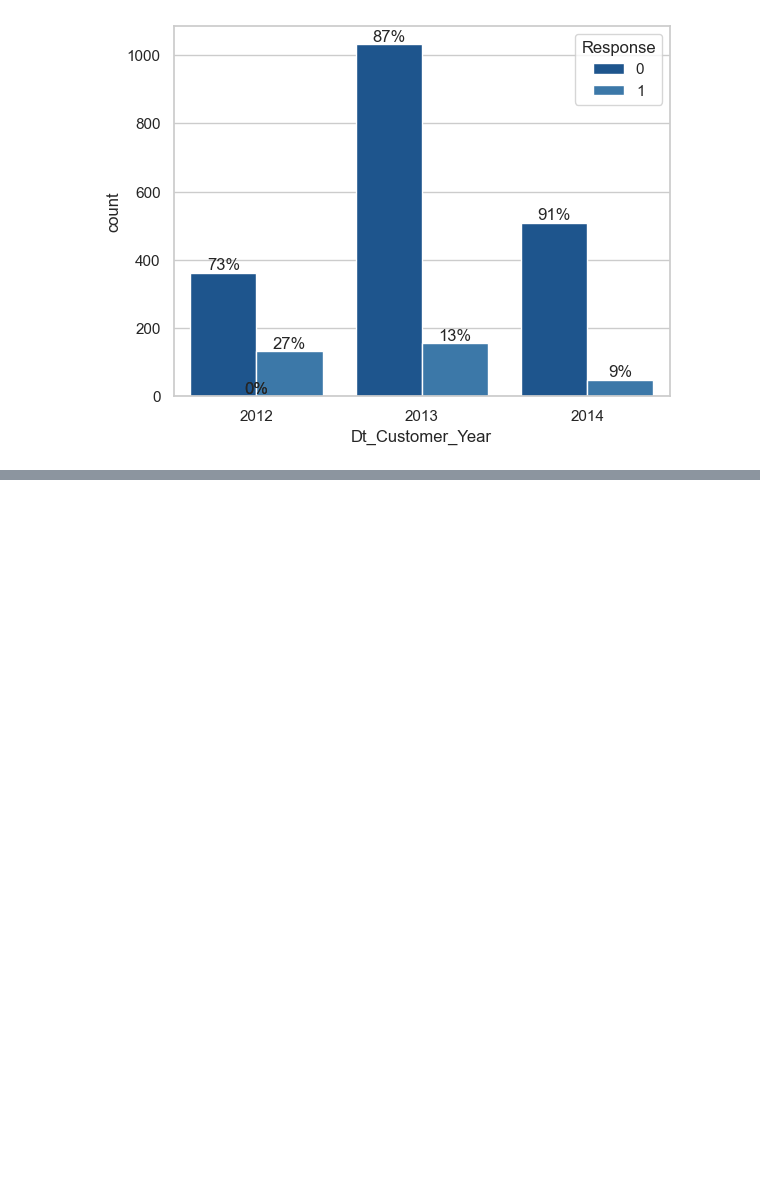
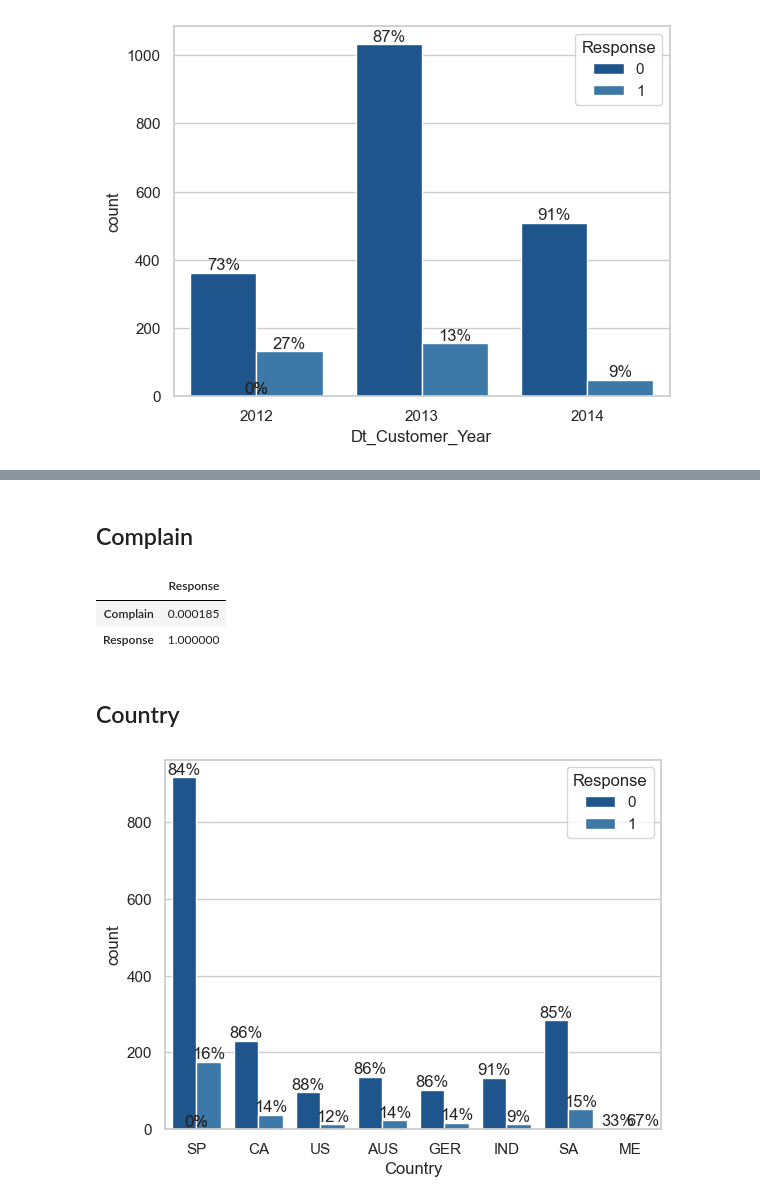
Before and after one commit to FemasAriandaRizki/marketing_analisis, a Jupyter notebook: marketing_analysis.ipynb, the cells around one changed output, grey strips where cells are left out. Cells and saved outputs as stored; diff of their text form; code cells hidden in the pictures; blank space fills up the shorter version.

```diff
--- a/marketing_analysis.ipynb
+++ b/marketing_analysis.ipynb
@@ -379,0 +489,19 @@ barPerc(df, 'Dt_Customer_Year', ax)
+# %% [markdown]
+## Complain
+# %%
+df[['Complain', 'Response']].corr()[['Response']]
+
+# Tidak memiliki korelasi terhadap response karena mendekati nol
+# %% [output]
+|  | Response |
+| Complain | 0.000185 |
+| Response | 1.000000 |
+# %% [markdown]
+## Country
+# %%
+ax = sns.countplot(x='Country', hue='Response', data=df)
+barPerc(df, 'Country', ax)
+
+## Mexico adalah negara yang cenderung menerima campaign terbaru
+# %% [output]
+[figure, added]
```
Also changed, not shown: parts of 21 cells of this notebook.
